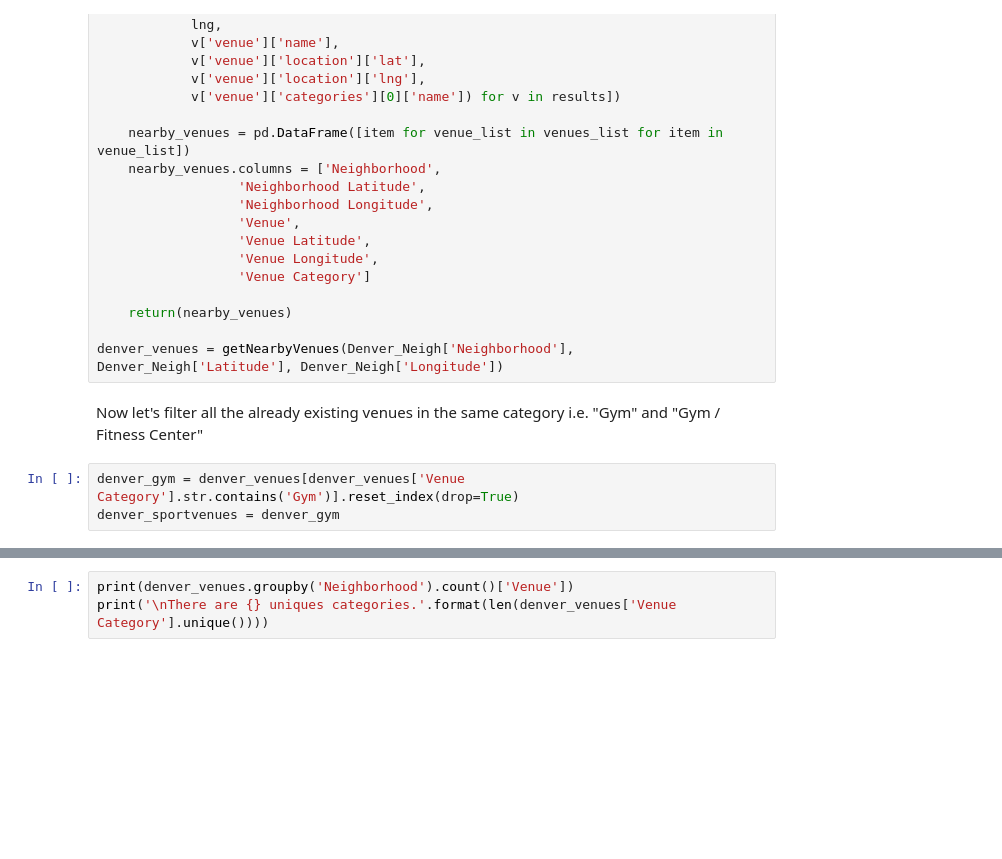
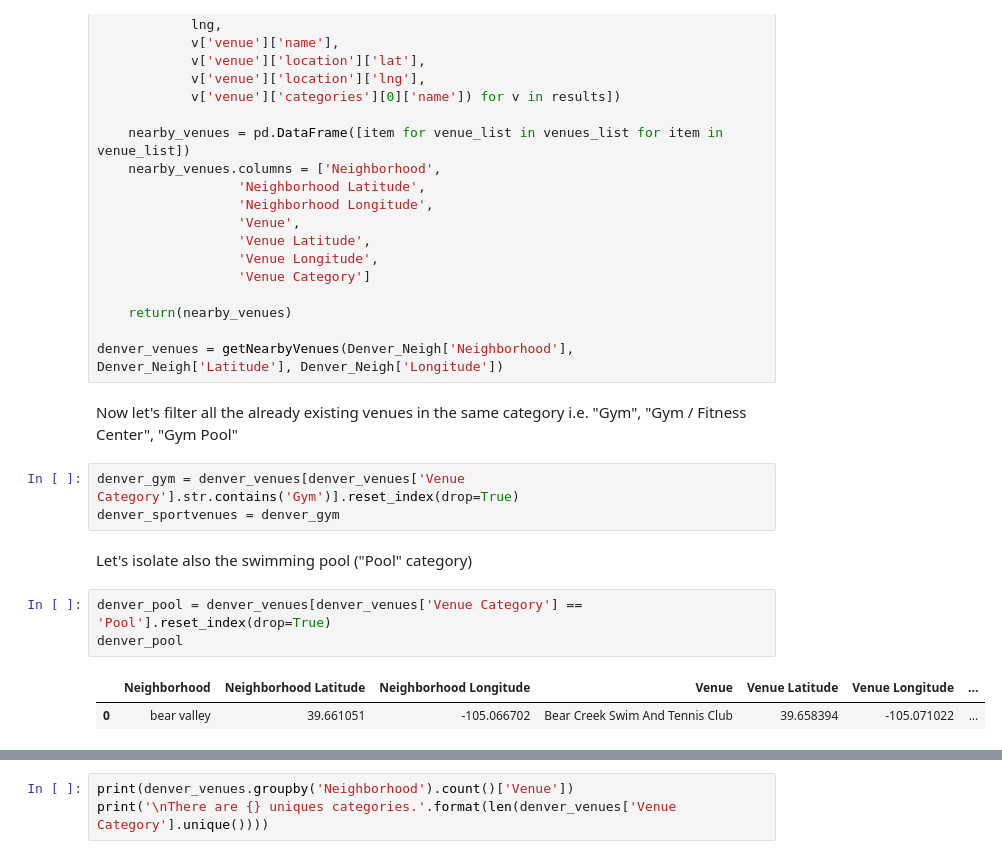
Before and after one commit to f1li/Coursera_Capstone, a Jupyter notebook: CrossFit Box In Denver.ipynb, the cells around one changed output, grey strips where cells are left out. Cells and saved outputs as stored; diff of their text form; blank space fills up the shorter version.

```diff
--- a/CrossFit Box In Denver.ipynb
+++ b/CrossFit Box In Denver.ipynb
@@ -494,7 +493,15 @@ def getNearbyVenues(names, latitudes, longitudes, radius=500):
 
 denver_venues = getNearbyVenues(Denver_Neigh['Neighborhood'], Denver_Neigh['Latitude'], Denver_Neigh['Longitude'])
 # %% [markdown]
-Now let's filter all the already existing venues in the same category i.e. "Gym" and "Gym / Fitness Center"
+Now let's filter all the already existing venues in the same category i.e. "Gym", "Gym / Fitness Center", "Gym Pool"
 # %%
 denver_gym = denver_venues[denver_venues['Venue Category'].str.contains('Gym')].reset_index(drop=True)
 denver_sportvenues = denver_gym
+# %% [markdown]
+Let's isolate also the swimming pool ("Pool" category)
+# %%
+denver_pool = denver_venues[denver_venues['Venue Category'] == 'Pool'].reset_index(drop=True)
+denver_pool
+# %% [output]
+|  | Neighborhood | Neighborhood Latitude | Neighborhood Longitude | Venue | Venue Latitude | Venue Longitude | ... |
+| 0 | bear valley | 39.661051 | -105.066702 | Bear Creek Swim And Tennis Club | 39.658394 | -105.071022 | ... |
```
Also changed, not shown: parts of 56 cells of this notebook.
